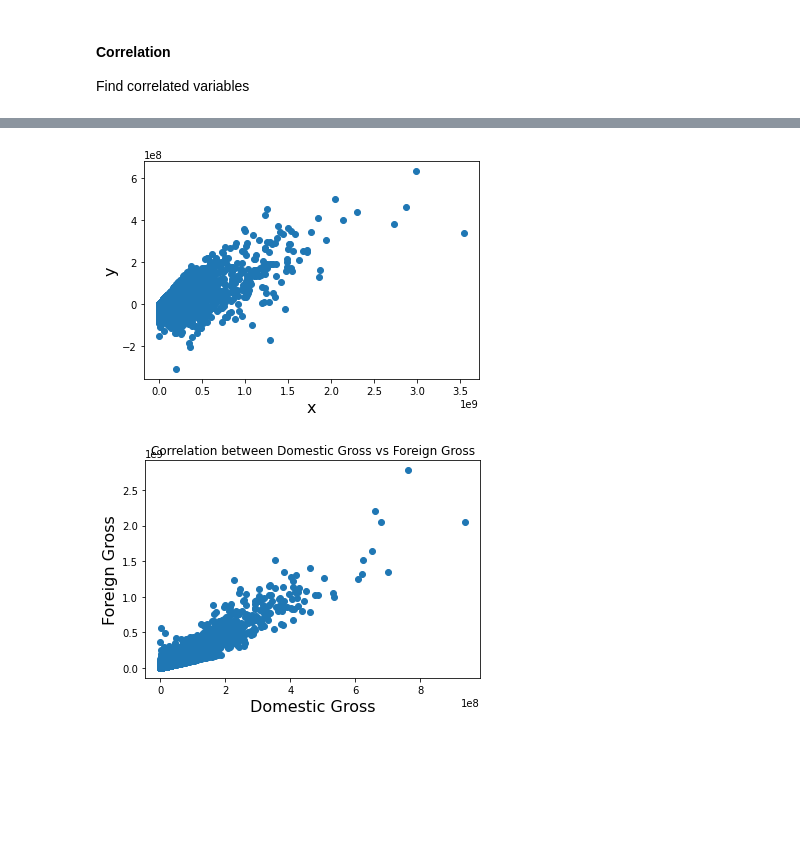
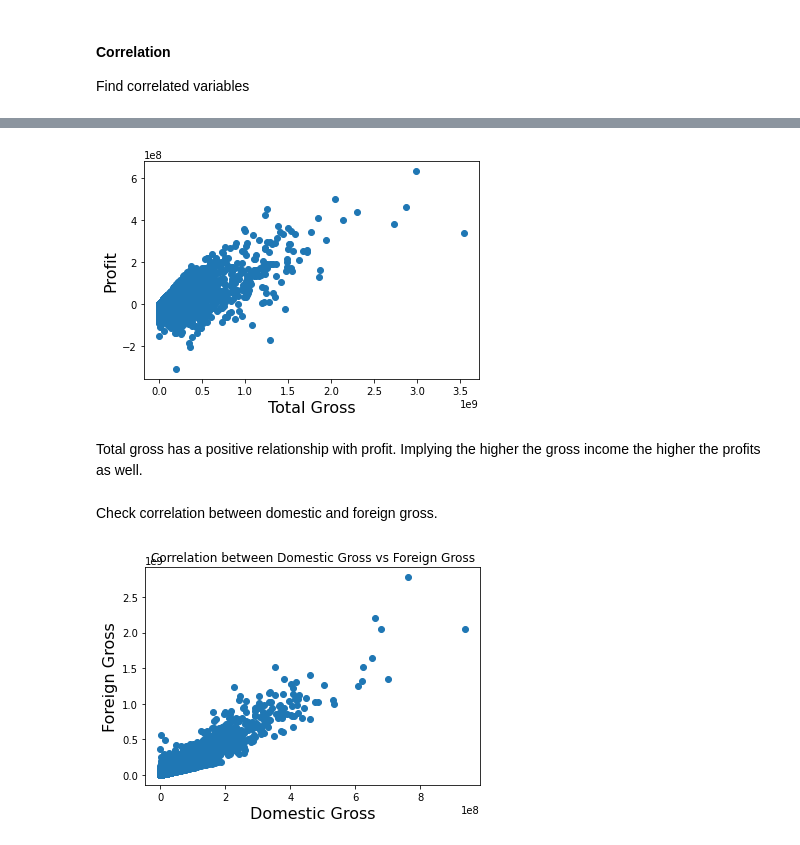
Before and after one commit to Moringa-Projects/Microsoft-Movies-Analysis-G4, a Jupyter notebook: student.ipynb, the cells around one changed output, grey strips where cells are left out. Saved outputs shown, nothing was run; the diff lists cells and outputs as text; code cells hidden in the pictures; blank space fills up the shorter version.

```diff
--- a/student.ipynb
+++ b/student.ipynb
@@ -612,13 +612,17 @@ tn_budget_df2.head()
 # %%
 fig, ax=plt.subplots()
 
 ax.scatter(tn_budget_df2['total_gross'], tn_budget_df2['profit'])
 
-ax.set_xlabel('x', fontsize=16)
-ax.set_ylabel('y', fontsize=16)
+ax.set_xlabel('Total Gross', fontsize=16)
+ax.set_ylabel('Profit', fontsize=16)
 plt.show()
 # %% [output]
-[figure, old version]
+[figure, new version]
+# %% [markdown]
+Total gross has a positive relationship with profit. Implying the higher the gross income the higher the profits as well.
+# %% [markdown]
+Check correlation between domestic and foreign  gross.
 # %%
 fig, ax= plt.subplots()
 
```
